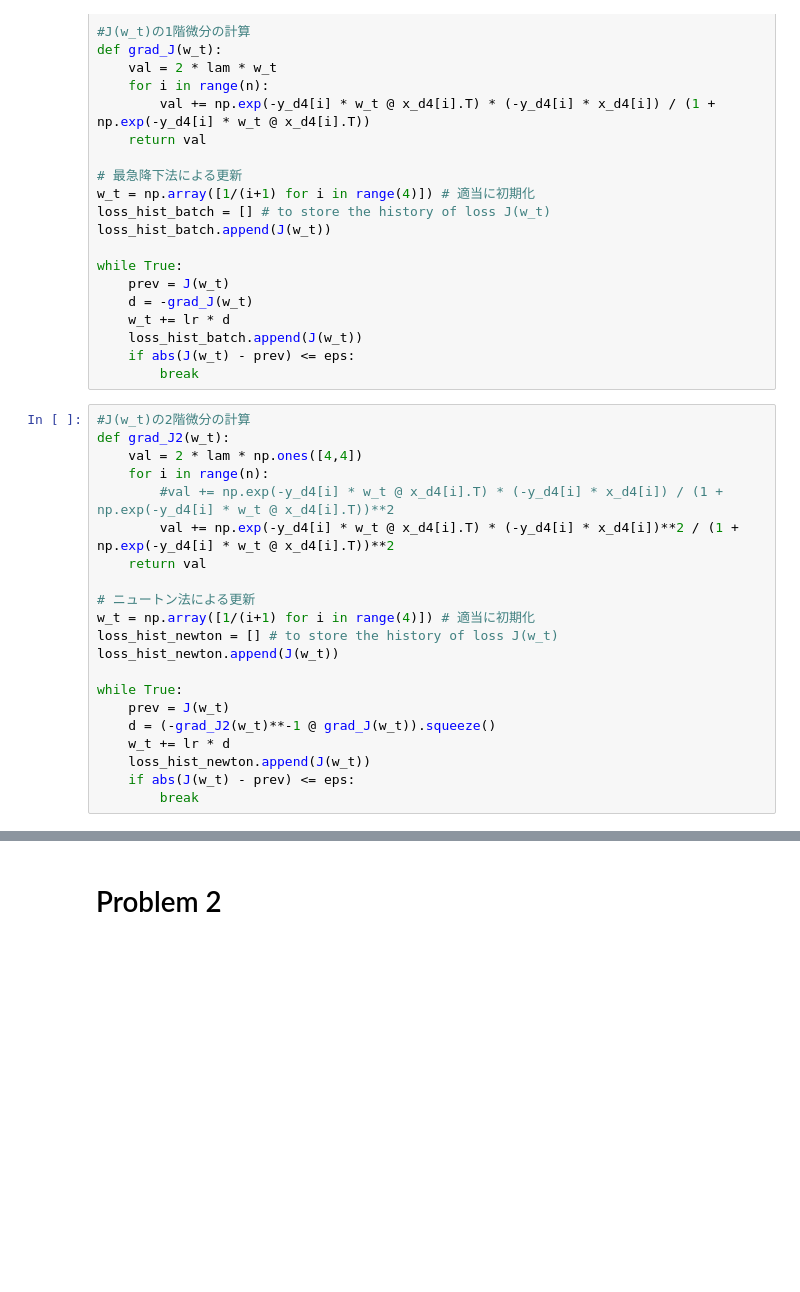
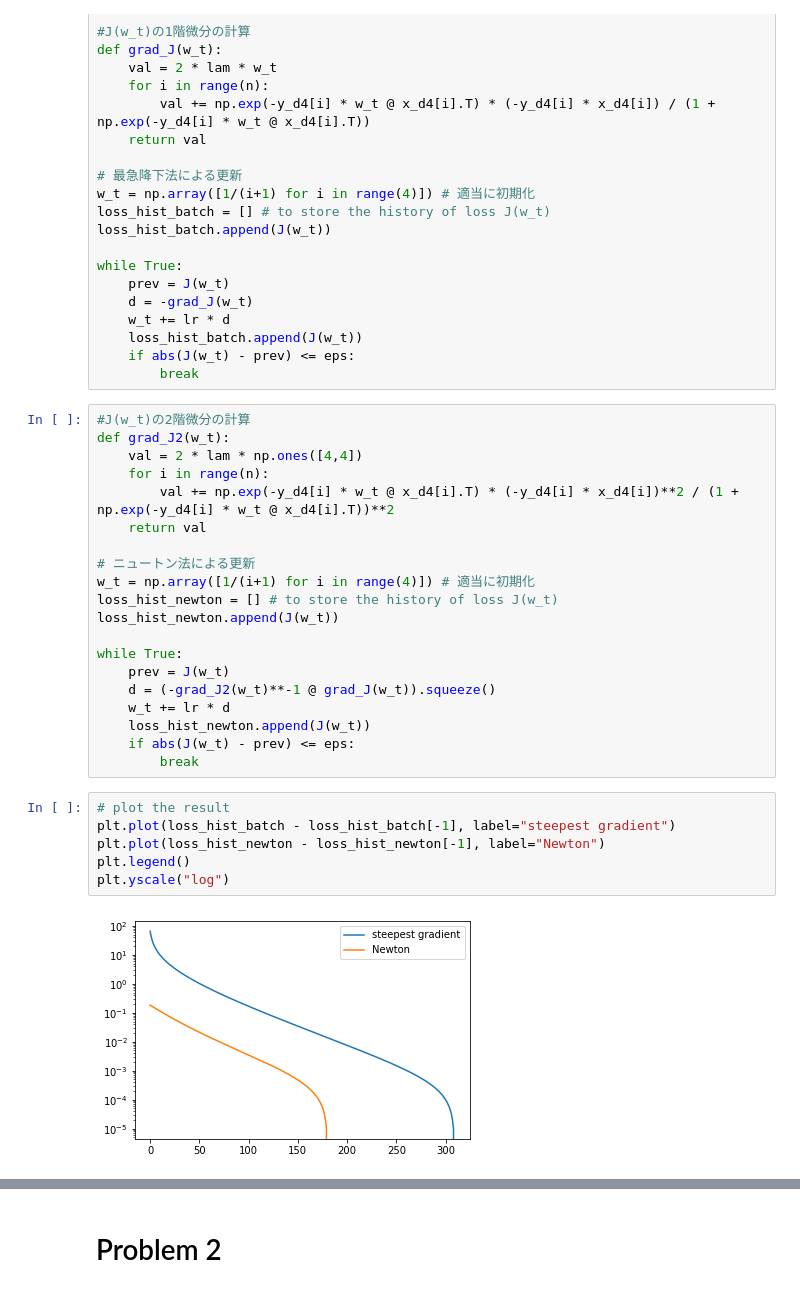
Before and after one commit to aya-se/advanced-machine-learning-2022, a Jupyter notebook: shimosaka_final.ipynb, the cells around one changed output, grey strips where cells are left out. Cells and saved outputs as stored; diff of their text form; blank space fills up the shorter version.

```diff
--- a/shimosaka_final.ipynb
+++ b/shimosaka_final.ipynb
@@ -62,7 +65,6 @@ while True:
 def grad_J2(w_t):
     val = 2 * lam * np.ones([4,4])
     for i in range(n):
-        #val += np.exp(-y_d4[i] * w_t @ x_d4[i].T) * (-y_d4[i] * x_d4[i]) / (1 + np.exp(-y_d4[i] * w_t @ x_d4[i].T))**2
         val += np.exp(-y_d4[i] * w_t @ x_d4[i].T) * (-y_d4[i] * x_d4[i])**2 / (1 + np.exp(-y_d4[i] * w_t @ x_d4[i].T))**2
     return val
 
@@ -78,3 +80,11 @@ while True:
     loss_hist_newton.append(J(w_t))
     if abs(J(w_t) - prev) <= eps:
         break
+# %%
+# plot the result
+plt.plot(loss_hist_batch - loss_hist_batch[-1], label="steepest gradient")
+plt.plot(loss_hist_newton - loss_hist_newton[-1], label="Newton")
+plt.legend()
+plt.yscale("log")
+# %% [output]
+[figure, added]
```
Also changed, not shown: parts of 6 cells of this notebook.
